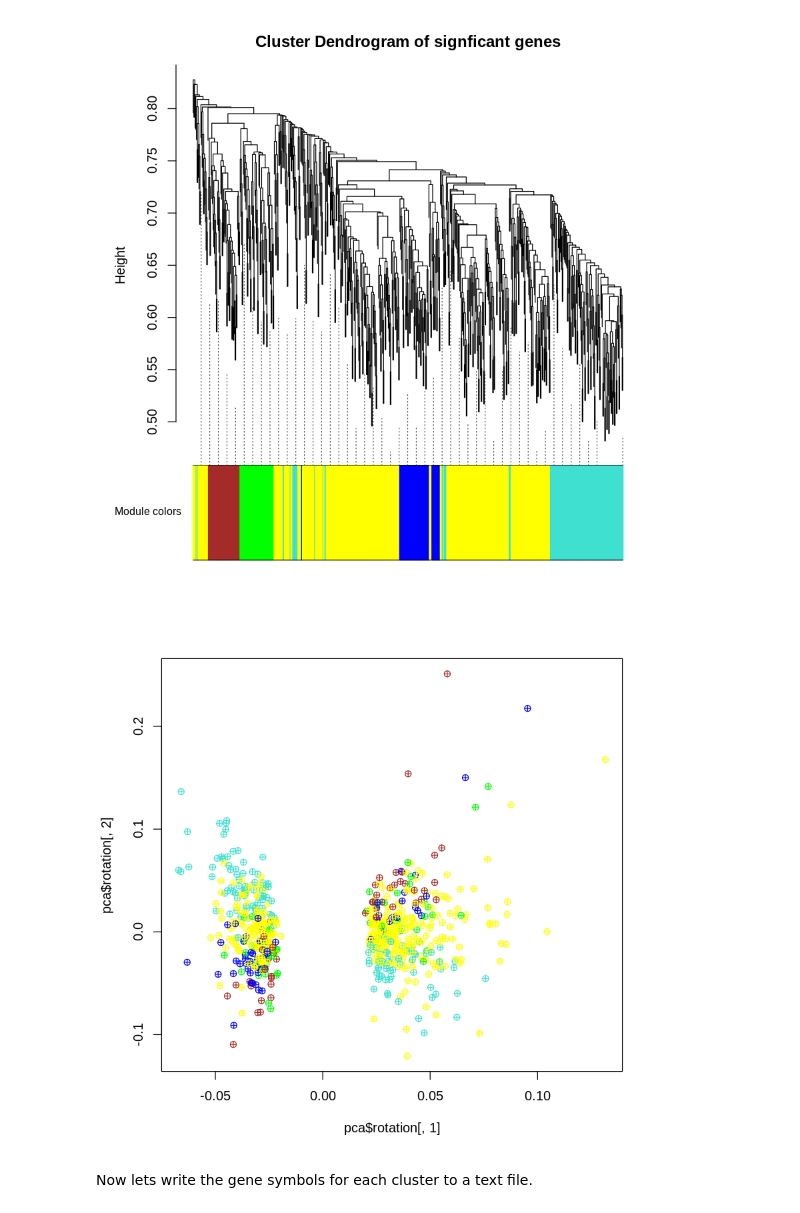
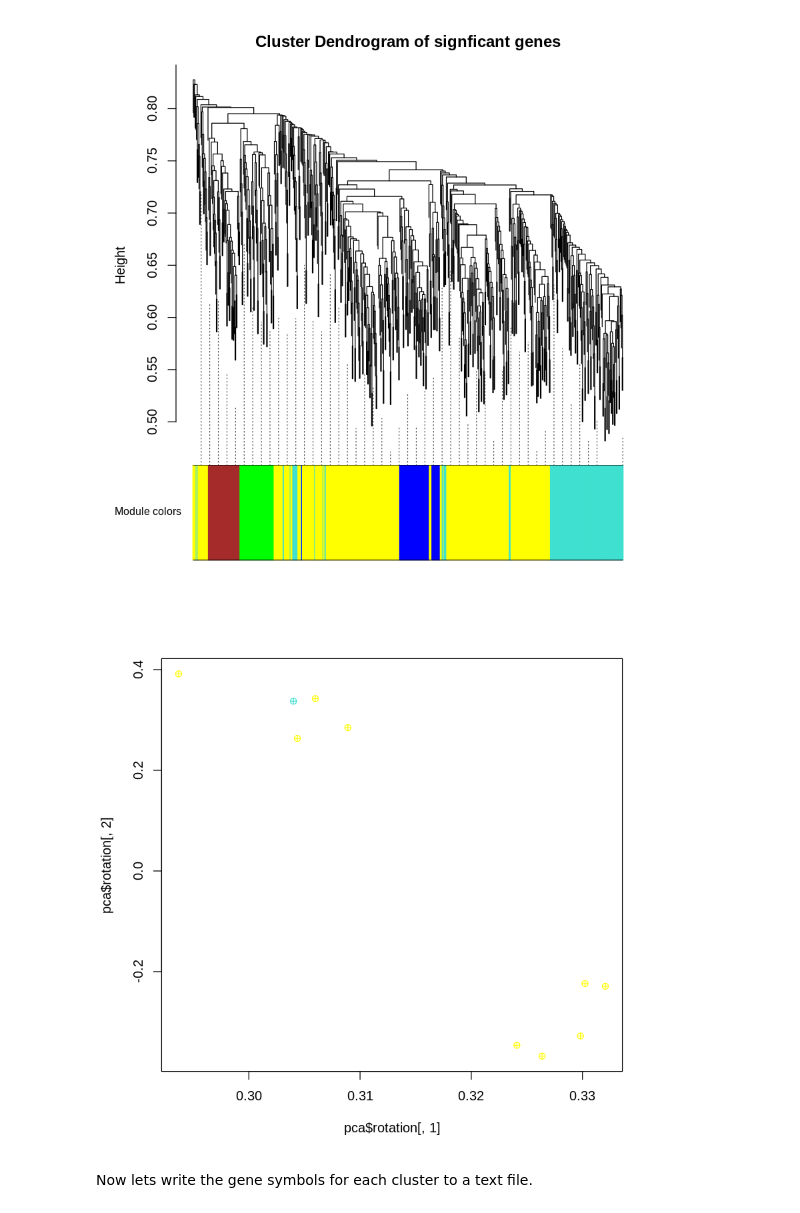
Before and after one commit to gcfntnu/mol8012-2019, a Jupyter notebook: mol8012-02.ipynb, the cells around one changed output. Drawn from its saved outputs; the diff is of its cells as text; code cells hidden in the pictures.

```diff
--- a/mol8012-02.ipynb
+++ b/mol8012-02.ipynb
@@ -77,10 +79,10 @@ plotDendroAndColors(net$dendrograms[[1]], colors=mColors, dendroLabels=FALSE,
 # %% [output]
 [figure]
 # %%
-pca <- prcomp(datExpr)
+pca <- prcomp(assay(dat))
 plot(pca$rotation[,1], pca$rotation[,2], pch=10, col=mColors)
 # %% [output]
-[figure, old version]
+[figure, new version]
 # %% [markdown]
 Now lets write the gene symbols for each cluster to a text file.
 # %%
```
Also changed, not shown: parts of 3 cells of this notebook.
